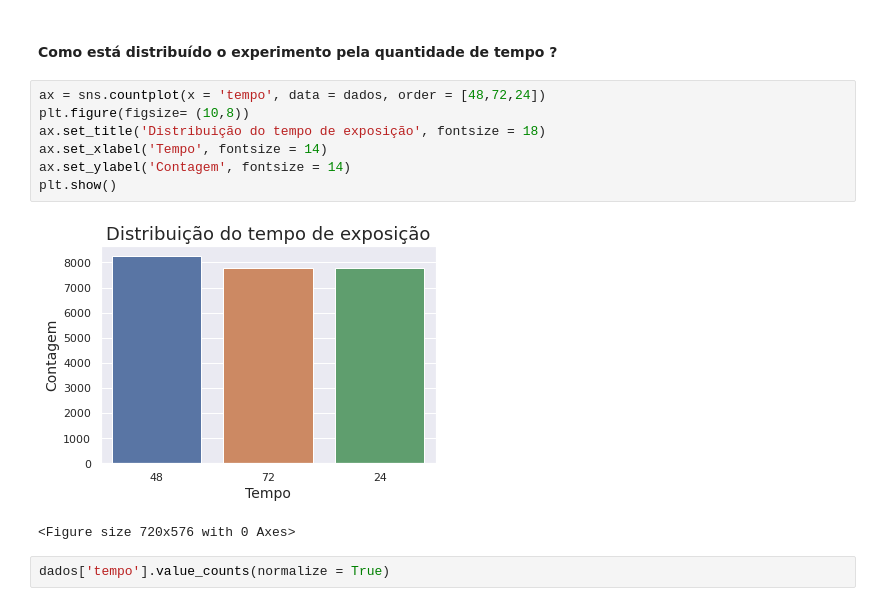
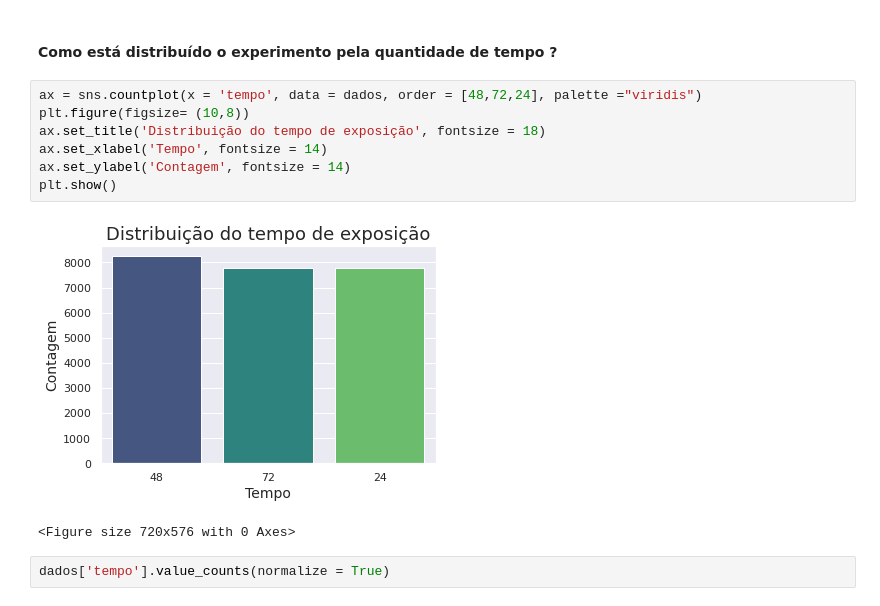
Before and after one commit to mathara/Imersao_dados, a Jupyter notebook: Desafio_Descoberta_Componentes.ipynb, the cells around one changed output. Saved outputs shown, nothing was run; the diff lists cells and outputs as text.

```diff
--- a/Desafio_Descoberta_Componentes.ipynb
+++ b/Desafio_Descoberta_Componentes.ipynb
@@ -107,14 +100,14 @@ Name: dose, dtype: float64
 # %% [markdown]
 #### Como está distribuído o experimento pela quantidade de tempo ?
 # %%
-ax = sns.countplot(x = 'tempo', data = dados, order = [48,72,24])
+ax = sns.countplot(x = 'tempo', data = dados, order = [48,72,24], palette ="viridis")
 plt.figure(figsize= (10,8))
 ax.set_title('Distribuição do tempo de exposição', fontsize = 18)
 ax.set_xlabel('Tempo', fontsize = 14)
 ax.set_ylabel('Contagem', fontsize = 14)
 plt.show()
 # %% [output]
-[figure, old version]
+[figure, new version]
 <Figure size 720x576 with 0 Axes>
 # %%
 dados['tempo'].value_counts(normalize = True)
```
Also changed, not shown: parts of 22 cells of this notebook.
